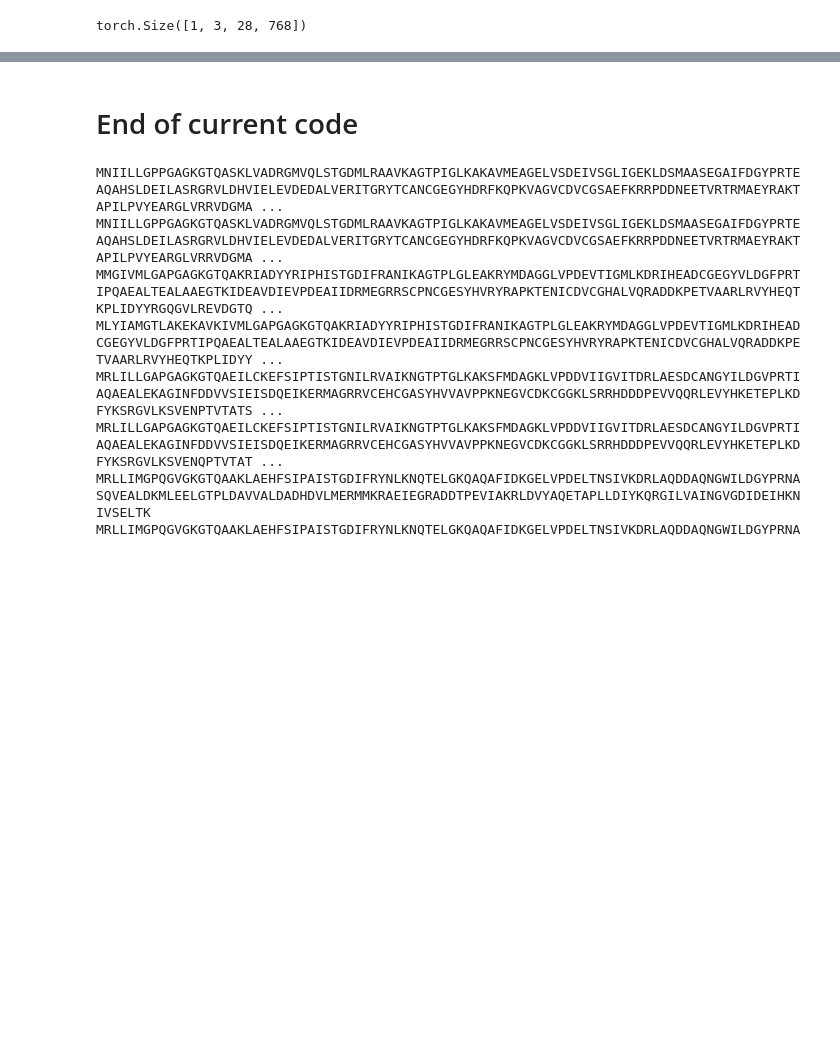
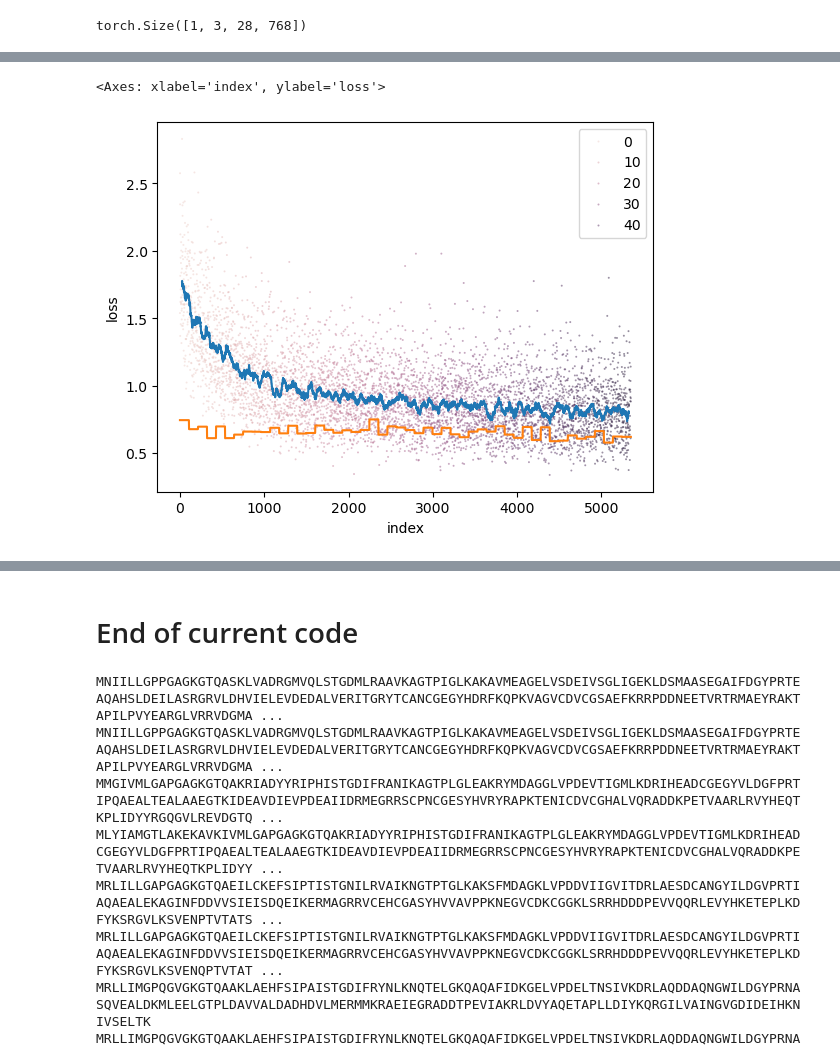
Before and after one commit to realmichaelhoffert/adenylate_kinase_ogt, a Jupyter notebook: notebooks/05_esm2_model.ipynb, the cells around one changed output, grey strips where cells are left out. Drawn from its saved outputs; the diff is of its cells as text; code cells hidden in the pictures; blank space fills up the shorter version.

Commit message:
ESM2 model updates

```diff
--- a/notebooks/05_esm2_model.ipynb
+++ b/notebooks/05_esm2_model.ipynb
@@ -568,0 +769,2 @@ y.value_counts().pipe(lambda x: x[x.index < 15]).sum()
+# %%
+msa_regressor, losses = train_ogt_predictor(train_set, val_set, epochs=10, lr=1e-2, batch_size=64, verbose=True, save_loc='./../data/esm_msa/attention_model/')
@@ -568,0 +794,10 @@ y.value_counts().pipe(lambda x: x[x.index < 15]).sum()
+# %%
+epoch_losses = []
+for _eval in glob.glob('./../data/esm_msa/*_evaluation.pickle'):
+    with open(_eval, 'rb') as handle:
+        eval_df = pickle.load(handle)
+        epoch_losses.append(eval_df['MSE'])
+# %%
+loss_df = pd.DataFrame(losses).reset_index().rename(columns={0:'epoch', 1:'batch', 2:'loss'})
+loss_df['loss'] = loss_df['loss'].apply(lambda x: x.item())
+loss_df.head()
@@ -568,0 +811,15 @@ y.value_counts().pipe(lambda x: x[x.index < 15]).sum()
+# %%
+full_loss = pd.merge(loss_df, pd.Series(data=epoch_losses, index=range(len(epoch_losses)), name='val_loss'), left_on='epoch', right_index=True)
+# %%
+sns.scatterplot(data=full_loss,
+               x='index', y='loss',
+               linewidth=0, alpha=0.5, s=2, hue='epoch')
+
+sns.lineplot(data=full_loss,
+               x='index', y= loss_df['loss'].rolling(window=50, center=True).mean())
+
+sns.lineplot(data=full_loss,
+               x='index', y='val_loss')
+# %% [output]
+<Axes: xlabel='index', ylabel='loss'>
+[figure, added]
```
Also changed, not shown: parts of 44 cells of this notebook, 4 other files.
